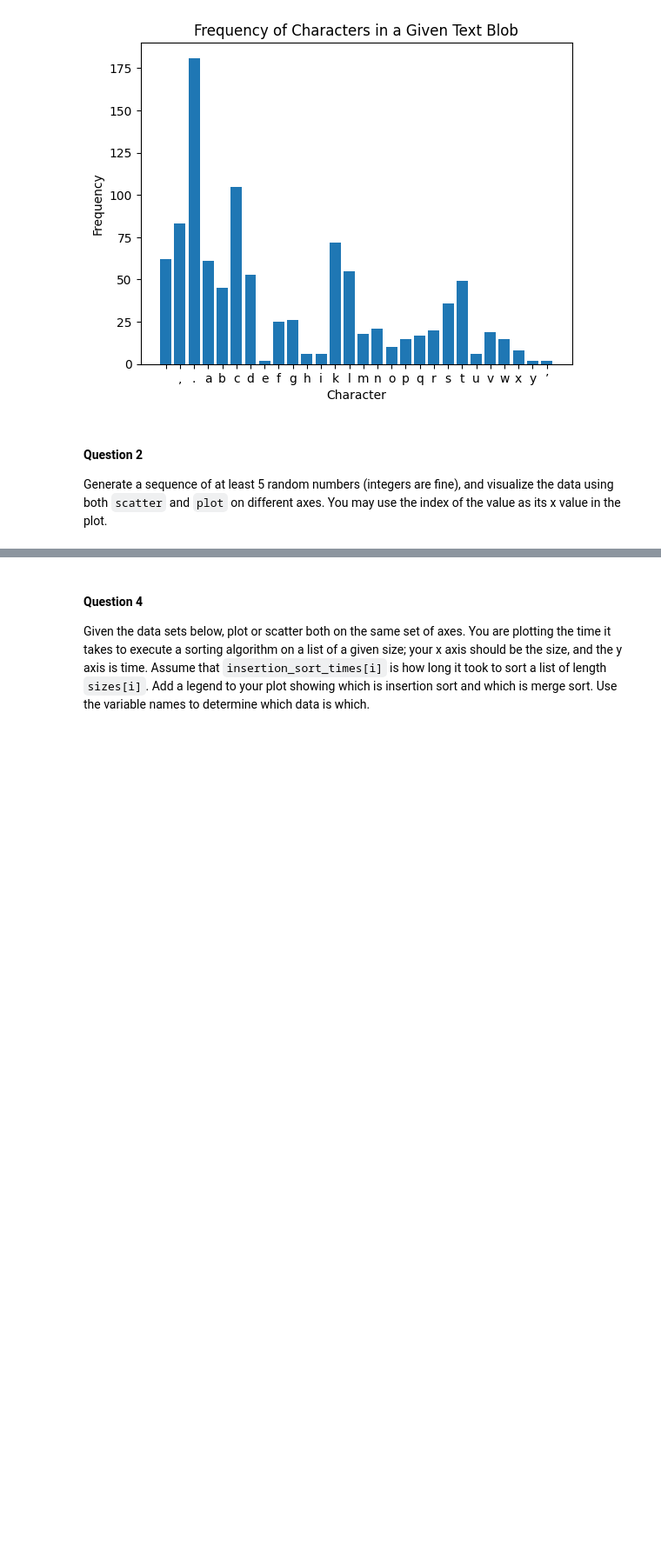
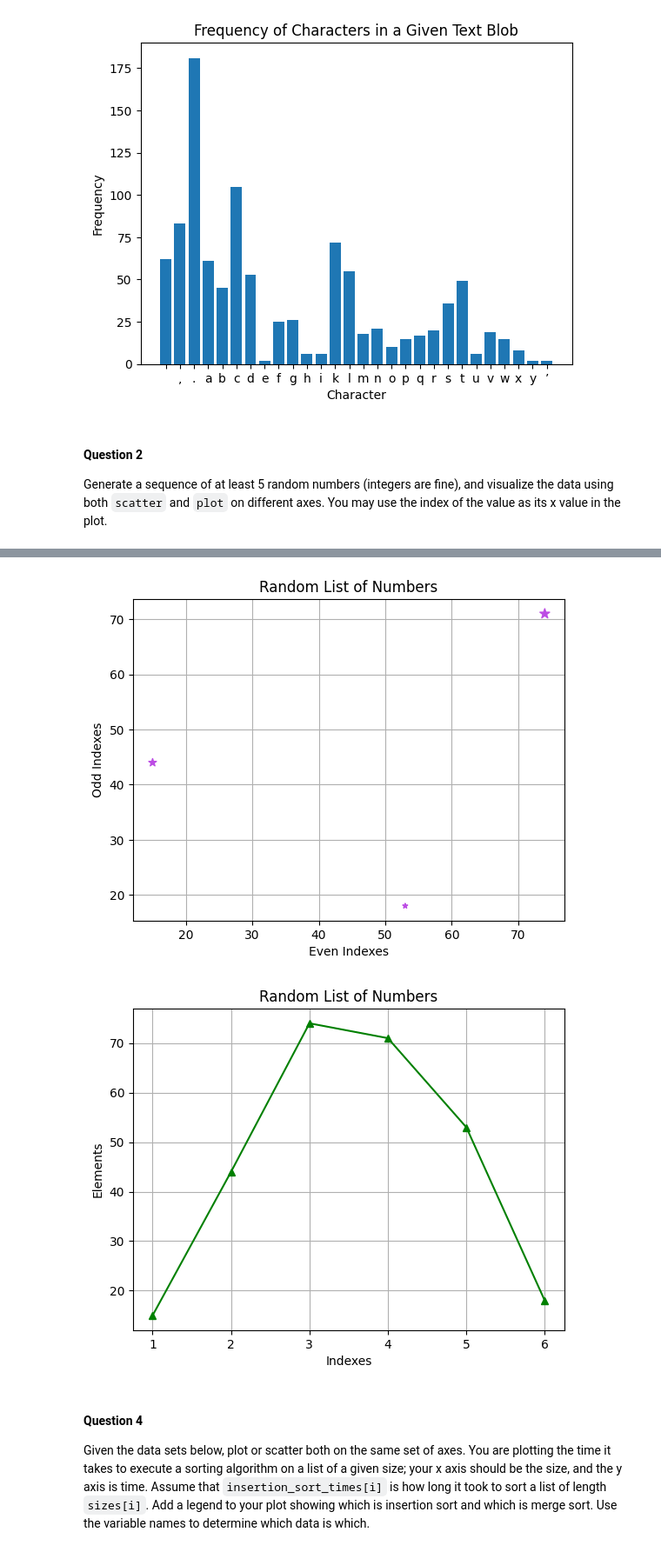
Before and after one commit to crsellinger/CS44620-module3, a Jupyter notebook: pyplot.ipynb, the cells around one changed output, grey strips where cells are left out. Shown: that part at 87% size. Drawn from its saved outputs; the diff is of its cells as text; code cells hidden in the pictures; blank space fills up the shorter version.

```diff
--- a/pyplot.ipynb
+++ b/pyplot.ipynb
@@ -48,3 +65,22 @@ Do the same question as above, but change the syle and color of both the scatter
+# %%
+plt.subplots()
+
+plt.scatter(rand_ints[0::2], rand_ints[1::2], c="#BC4CE4",s=rand_ints[1::2],marker='*')
+plt.ylabel("Odd Indexes")
+plt.xlabel("Even Indexes")
+plt.title("Random List of Numbers")
+plt.grid('True')
+plt.show()
+
+plt.plot(range(1, len(rand_ints) + 1), rand_ints,'g^-')
+plt.ylabel("Elements")
+plt.xlabel("Indexes")
+plt.title("Random List of Numbers")
+plt.grid("True")
+plt.show()
+# %% [output]
+[figure, added]
+[figure, added]
 # %% [markdown]
 #### Question 4
 
```
Also changed, not shown: parts of 3 cells of this notebook, 1 other file.
